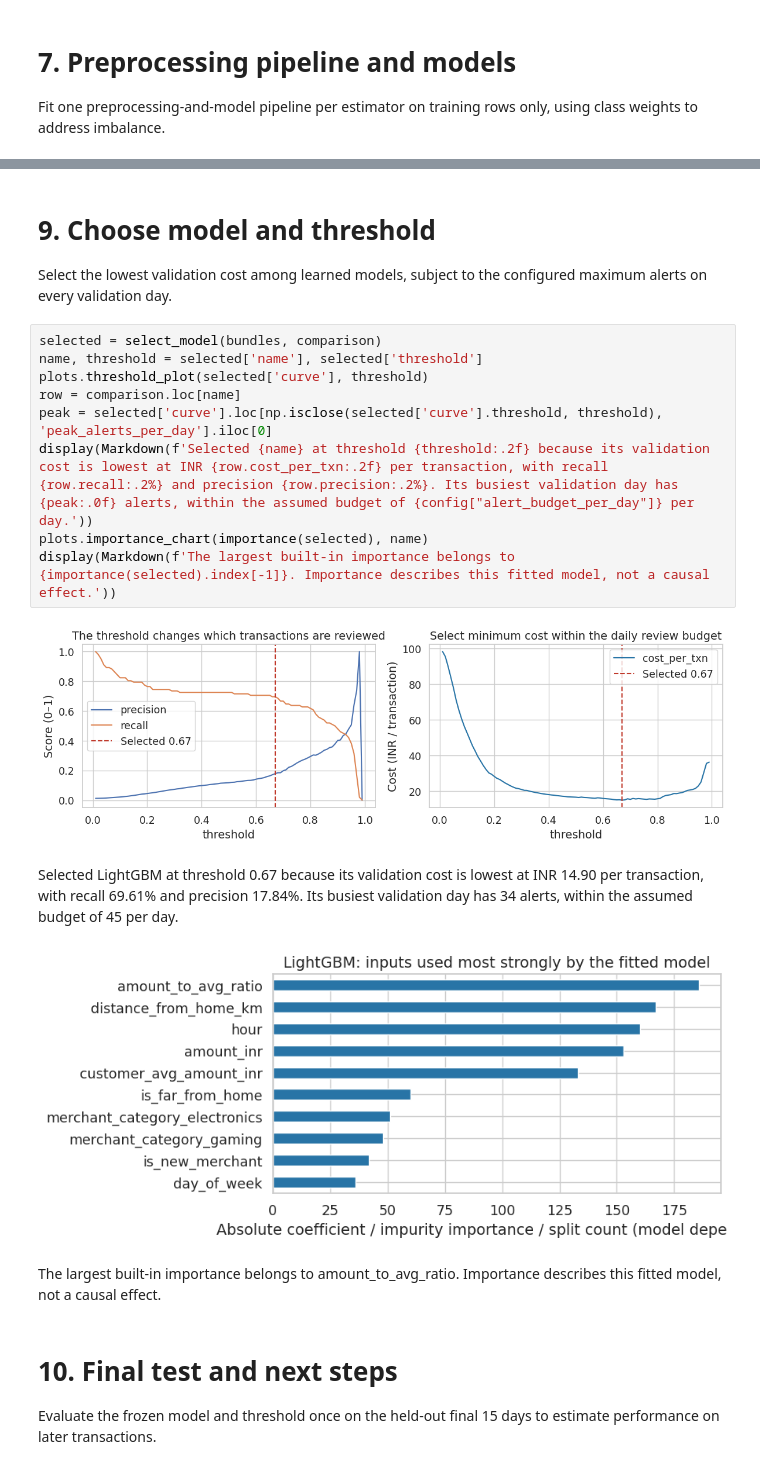
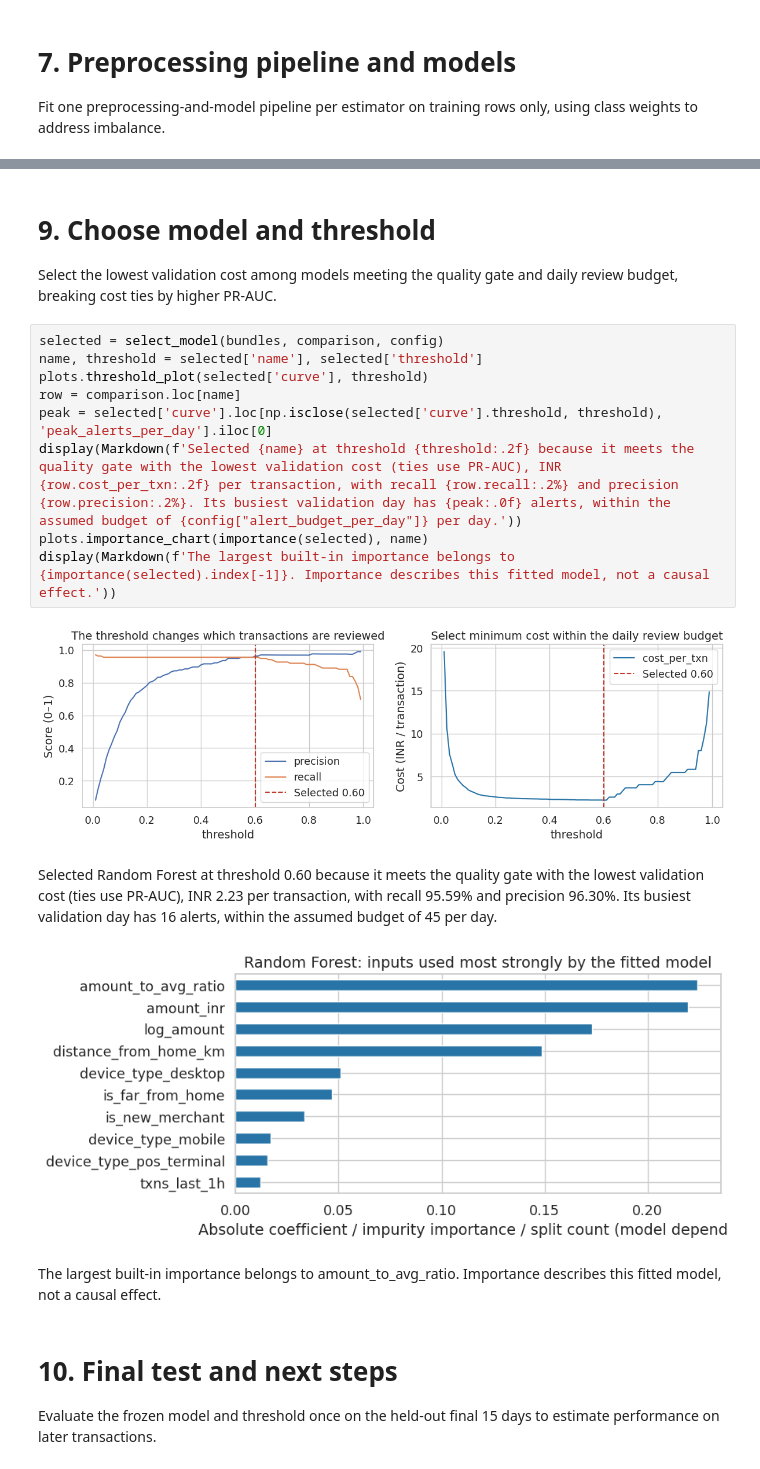
Before and after one commit to ManishPingale7/MLDemo, a Jupyter notebook: notebooks/01_fraud_detection.ipynb, the cells around one changed output, grey strips where cells are left out. Drawn from its saved outputs; the diff is of its cells as text.

```diff
--- a/notebooks/01_fraud_detection.ipynb
+++ b/notebooks/01_fraud_detection.ipynb
@@ -269,19 +269,19 @@ Random Forest has the largest train-minus-validation PR-AUC gap (0.316). A posit
 # %% [markdown]
 # 9. Choose model and threshold
-Select the lowest validation cost among learned models, subject to the configured maximum alerts on every validation day.
+Select the lowest validation cost among models meeting the quality gate and daily review budget, breaking cost ties by higher PR-AUC.
 # %%
-selected = select_model(bundles, comparison)
+selected = select_model(bundles, comparison, config)
 name, threshold = selected['name'], selected['threshold']
 plots.threshold_plot(selected['curve'], threshold)
 row = comparison.loc[name]
 peak = selected['curve'].loc[np.isclose(selected['curve'].threshold, threshold), 'peak_alerts_per_day'].iloc[0]
-display(Markdown(f'Selected {name} at threshold {threshold:.2f} because its validation cost is lowest at INR {row.cost_per_txn:.2f} per transaction, with recall {row.recall:.2%} and precision {row.precision:.2%}. Its busiest validation day has {peak:.0f} alerts, within the assumed budget of {config["alert_budget_per_day"]} per day.'))
+display(Markdown(f'Selected {name} at threshold {threshold:.2f} because it meets the quality gate with the lowest validation cost (ties use PR-AUC), INR {row.cost_per_txn:.2f} per transaction, with recall {row.recall:.2%} and precision {row.precision:.2%}. Its busiest validation day has {peak:.0f} alerts, within the assumed budget of {config["alert_budget_per_day"]} per day.'))
 plots.importance_chart(importance(selected), name)
 display(Markdown(f'The largest built-in importance belongs to {importance(selected).index[-1]}. Importance describes this fitted model, not a causal effect.'))
 # %% [output]
-[figure, old version]
+[figure, new version]
-Selected LightGBM at threshold 0.67 because its validation cost is lowest at INR 14.90 per transaction, with recall 69.61% and precision 17.84%. Its busiest validation day has 34 alerts, within the assumed budget of 45 per day.
+Selected Random Forest at threshold 0.60 because it meets the quality gate with the lowest validation cost (ties use PR-AUC), INR 2.23 per transaction, with recall 95.59% and precision 96.30%. Its busiest validation day has 16 alerts, within the assumed budget of 45 per day.
-[figure, old version]
+[figure, new version]
 The largest built-in importance belongs to amount_to_avg_ratio. Importance describes this fitted model, not a causal effect.
 # %% [markdown]
 # 10. Final test and next steps
```
Also changed, not shown: parts of 20 cells of this notebook, 14 other files.
